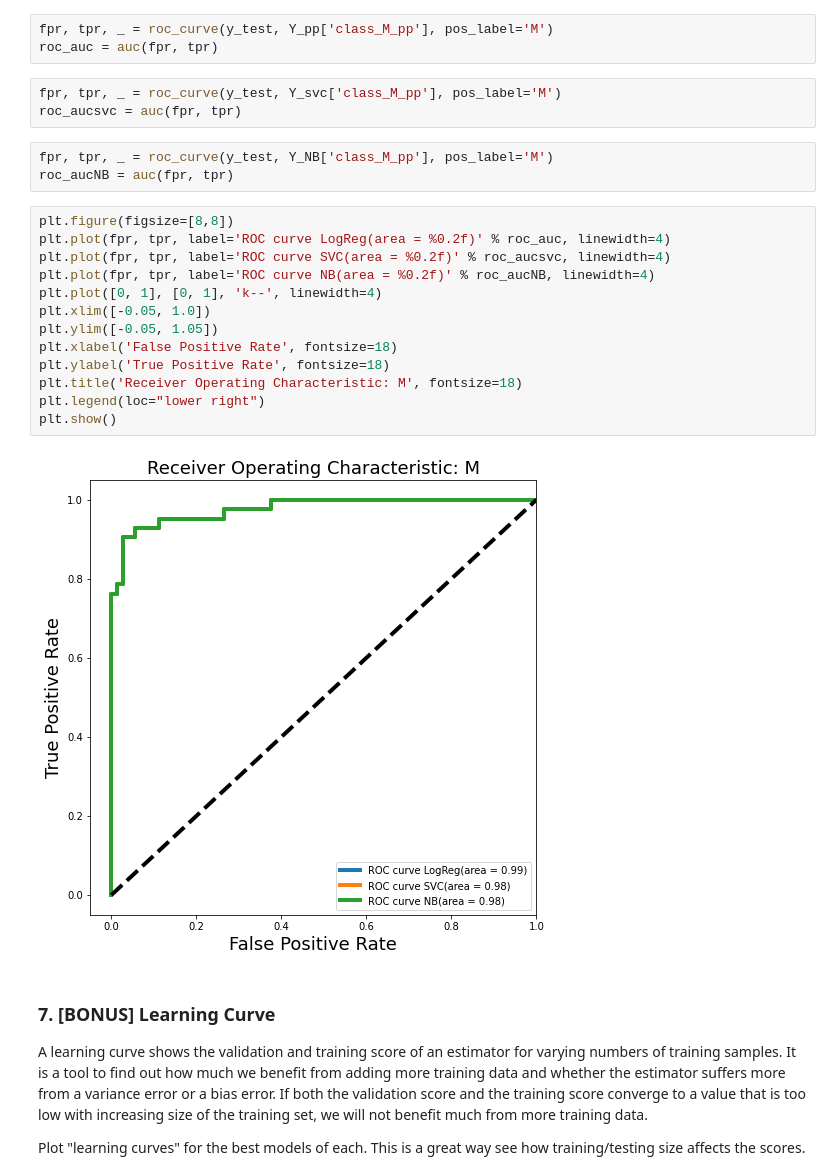
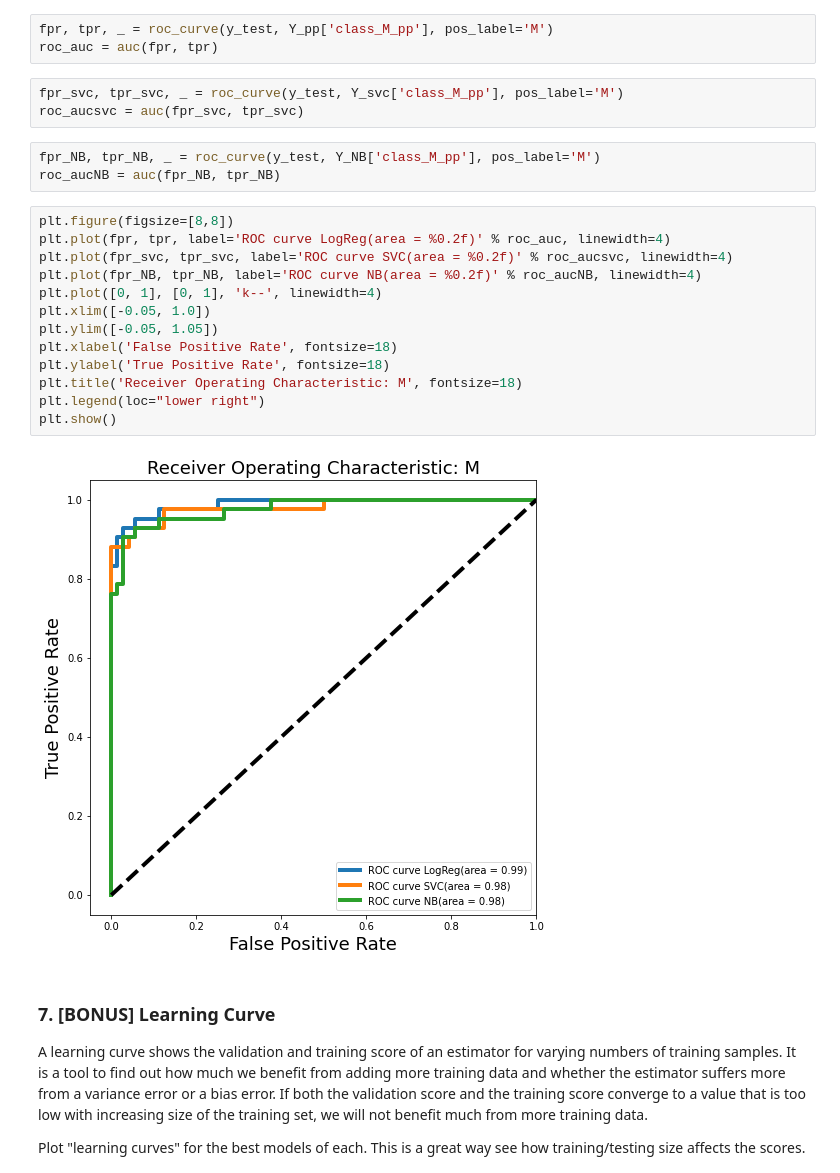
Before and after one commit to mhac009/Institute_of_Data, a Jupyter notebook: Labs/Module_5/IOD_Lab_5.3.1.ipynb, the cells around one changed output. Drawn from its saved outputs; the diff is of its cells as text.

```diff
--- a/Labs/Module_5/IOD_Lab_5.3.1.ipynb
+++ b/Labs/Module_5/IOD_Lab_5.3.1.ipynb
@@ -410,26 +410,26 @@ Y_NB.head(10)
 fpr, tpr, _ = roc_curve(y_test, Y_pp['class_M_pp'], pos_label='M')
 roc_auc = auc(fpr, tpr)
 # %%
-fpr, tpr, _ = roc_curve(y_test, Y_svc['class_M_pp'], pos_label='M')
-roc_aucsvc = auc(fpr, tpr)
+fpr_svc, tpr_svc, _ = roc_curve(y_test, Y_svc['class_M_pp'], pos_label='M')
+roc_aucsvc = auc(fpr_svc, tpr_svc)
 # %%
-fpr, tpr, _ = roc_curve(y_test, Y_NB['class_M_pp'], pos_label='M')
-roc_aucNB = auc(fpr, tpr)
+fpr_NB, tpr_NB, _ = roc_curve(y_test, Y_NB['class_M_pp'], pos_label='M')
+roc_aucNB = auc(fpr_NB, tpr_NB)
 # %%
 plt.figure(figsize=[8,8])
 plt.plot(fpr, tpr, label='ROC curve LogReg(area = %0.2f)' % roc_auc, linewidth=4)
-plt.plot(fpr, tpr, label='ROC curve SVC(area = %0.2f)' % roc_aucsvc, linewidth=4)
-plt.plot(fpr, tpr, label='ROC curve NB(area = %0.2f)' % roc_aucNB, linewidth=4)
+plt.plot(fpr_svc, tpr_svc, label='ROC curve SVC(area = %0.2f)' % roc_aucsvc, linewidth=4)
+plt.plot(fpr_NB, tpr_NB, label='ROC curve NB(area = %0.2f)' % roc_aucNB, linewidth=4)
 plt.plot([0, 1], [0, 1], 'k--', linewidth=4)
 plt.xlim([-0.05, 1.0])
 plt.ylim([-0.05, 1.05])
 plt.xlabel('False Positive Rate', fontsize=18)
 plt.ylabel('True Positive Rate', fontsize=18)
 plt.title('Receiver Operating Characteristic: M', fontsize=18)
 plt.legend(loc="lower right")
 plt.show()
 # %% [output]
-[figure, old version]
+[figure, new version]
 # %% [markdown]
 ### 7. [BONUS] Learning Curve
 
```
